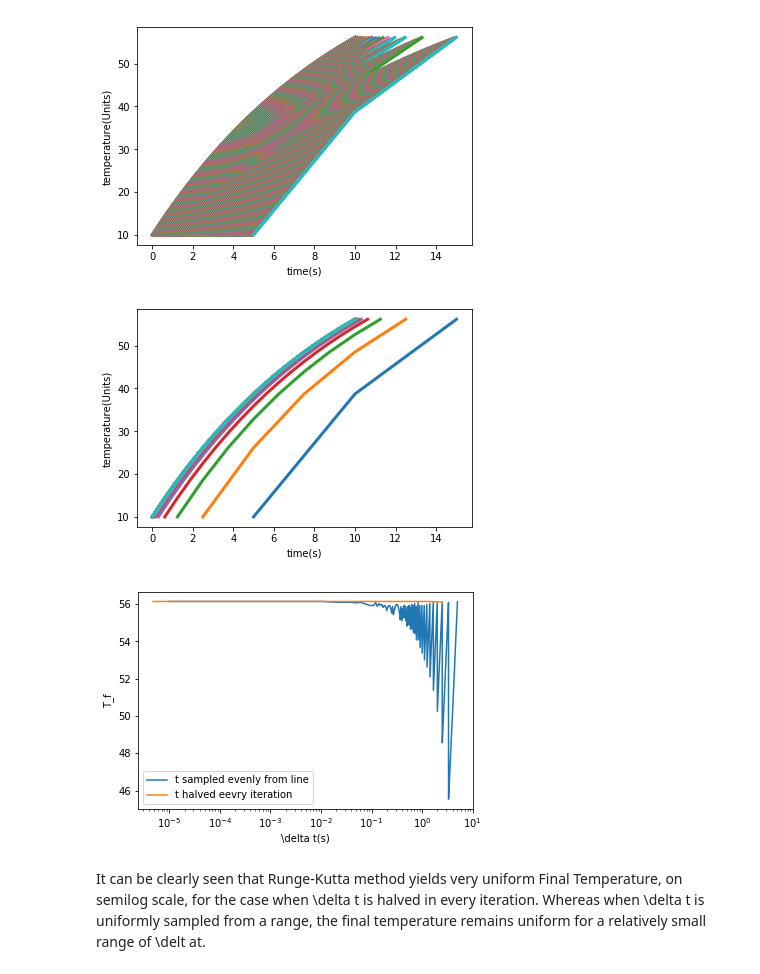
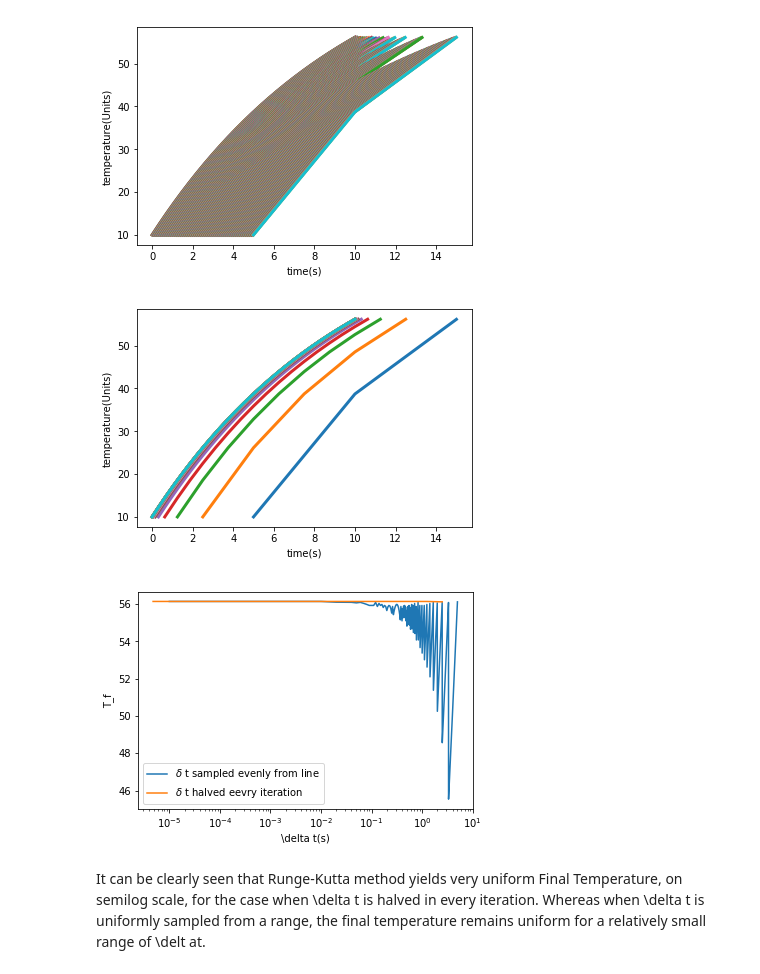
Before and after one commit to Phys7321/aninditamaiti_ChallengeProblems_week3, a Jupyter notebook: Challenge_2.2.ipynb, the cells around one changed output. Drawn from its saved outputs; the diff is of its cells as text; code cells hidden in the pictures.

```diff
--- a/Challenge_2.2.ipynb
+++ b/Challenge_2.2.ipynb
@@ -65,35 +65,35 @@ for i in range(0,20):
     T_list.append(T0)
     for j in range(0,nsteps):
         y = T_list[-1]
         y1 = -r*(y-Ts)
         k1 = dt*y1
         y2 = -r*(y+(k1/2)-Ts)
         k2 = dt*y2
         y3 = -r*(y+(k2/2)-Ts)
         k3 = dt*y3
         y4 = -r*(y+k3-Ts)
         k4 = dt*y4
         T_new = T_list[-1]+ (k1 + 2*k2 + 2*k3 + k4)/6
         T_list.append(T_new)
         dt2.append(dt2[-1]+dt)
     pyplot.plot(dt2, T_list, ls='-', lw=3)
     T2.append(T_new)
     dt = dt/2
     dt_alt.append(dt)
 pyplot.xlabel('time(s)')
 pyplot.ylabel('temperature(Units)')
 pyplot.show()
 
 
-pyplot.semilogx(t, T1, ls='-',label='t sampled evenly from line')
-pyplot.semilogx(dt_alt, T2, ls='-',label='t halved eevry iteration')
+pyplot.semilogx(t, T1, ls='-',label='$\delta$ t sampled evenly from line')
+pyplot.semilogx(dt_alt, T2, ls='-',label='$\delta$ t halved eevry iteration')
 pyplot.xlabel('\delta t(s)')
 pyplot.ylabel('T_f')
 pyplot.legend()
 pyplot.show()
 # %% [output]
 [figure]
 [figure]
-[figure, old version]
+[figure, new version]
 # %% [markdown]
 It can be clearly seen that Runge-Kutta method yields very uniform Final Temperature, on semilog scale, for the case when \delta t is halved in every iteration. Whereas when \delta t is uniformly sampled from a range, the final temperature remains uniform for a relatively small range of \delt at.
```
